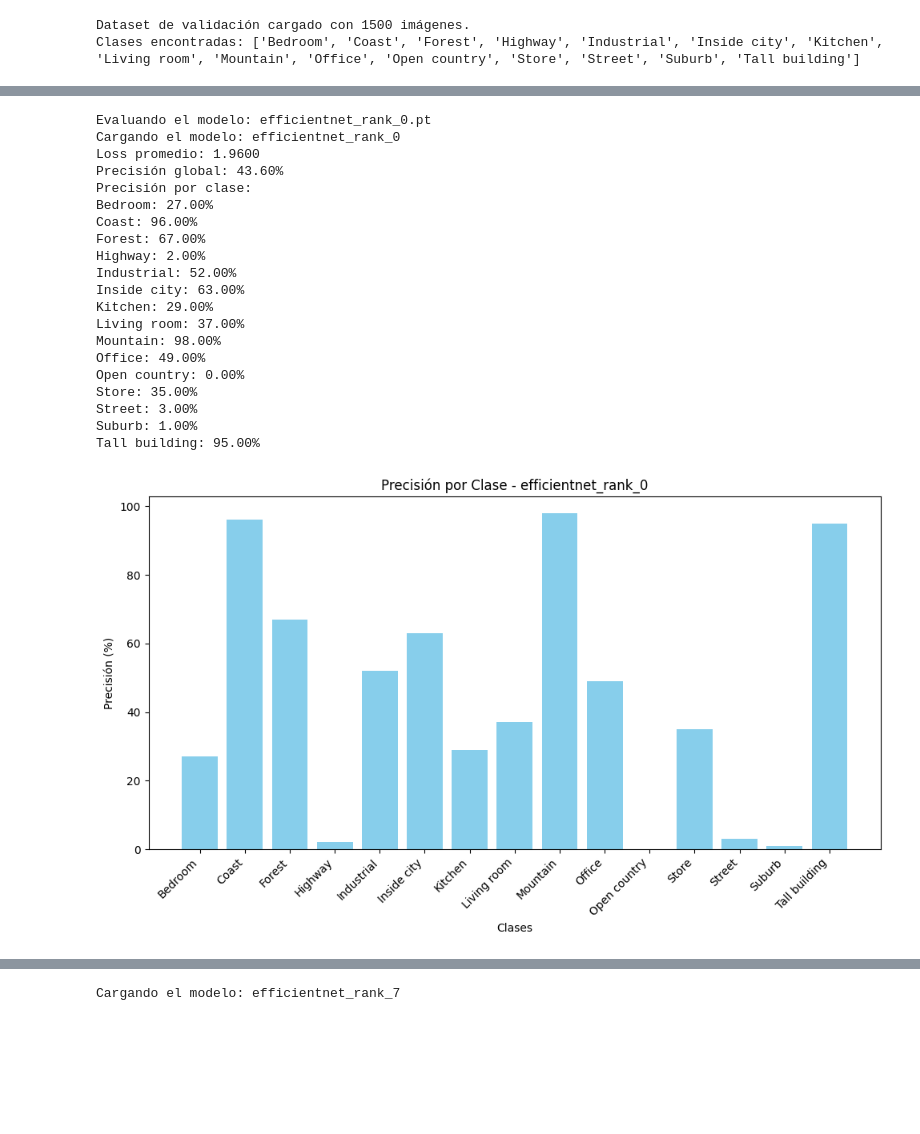
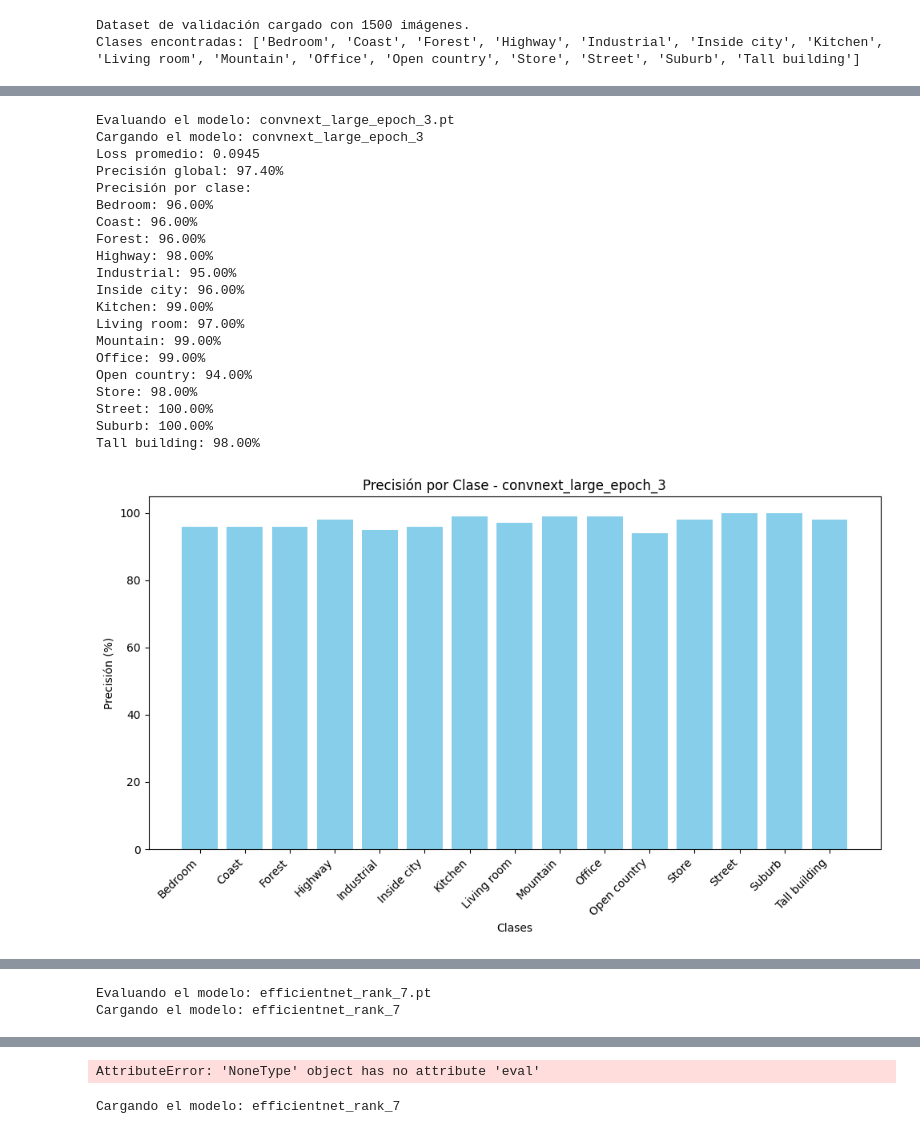
Before and after one commit to angelvt72/idealistAI, a Jupyter notebook: src/data_validation_each_class.ipynb, the cells around one changed output, grey strips where cells are left out. Saved outputs shown, nothing was run; the diff lists cells and outputs as text; code cells hidden in the pictures; blank space fills up the shorter version.

Commit message:
Modelos finales bien cargados y subidos al streamlit

```diff
--- a/src/data_validation_each_class.ipynb
+++ b/src/data_validation_each_class.ipynb
@@ -11,8 +11,10 @@ from torchvision import models
 # Definir las transformaciones de preprocesado de las imágenes para validación
 transform_val = transforms.Compose(
     [
-        transforms.Resize((224, 224)),  # Redimensionar las imágenes
-        transforms.ToTensor(),  # Convertir las imágenes en tensores
+    transforms.Resize((224, 224)),
+    transforms.ToTensor(),
+    transforms.Normalize(mean=[0.485, 0.456, 0.406],
+                         std=[0.229, 0.224, 0.225])
     ]
 )
 # %%
@@ -96,7 +98,11 @@ def load_model(model_name, model_path, num_classes):
     if model_name == "efficientnet_rank_0":
         base_model = models.efficientnet_b0(weights="IMAGENET1K_V1")
     elif model_name == "efficientnet_rank_7":
-        base_model = models.efficientnet_b0(weights="IMAGENET1K_V1")
+        base_model = models.efficientnet_b7(weights="DEFAULT")
+    elif model_name == "convnext_large_1_epoch":
+        base_model = models.convnext_large(weights=models.ConvNeXt_Large_Weights.IMAGENET1K_V1)
+    elif model_name == "convnext_large_epoch_3":
+        base_model = models.convnext_large(weights=models.ConvNeXt_Large_Weights.DEFAULT)
     else:
         raise ValueError(f"Modelo no soportado: {model_name}")
 
@@ -105,13 +111,25 @@ def load_model(model_name, model_path, num_classes):
         base_model.classifier[1] = nn.Linear(
             base_model.classifier[1].in_features, num_classes
         )
+    elif model_name == "convnext_large_1_epoch":
+        in_features = base_model.classifier[-1].in_features
+        classifier = torch.nn.Sequential(
+        torch.nn.Linear(in_features, 512),
+        torch.nn.ReLU(),
+        torch.nn.Dropout(0.2),
+        torch.nn.Linear(512, num_classes)
+        )
+        base_model.classifier[-1] = classifier
+
+    elif model_name == "convnext_large_epoch_3":
+        base_model.classifier[2] = nn.Linear(base_model.classifier[2].in_features, num_classes)
     else:
         raise ValueError(f"Modelo no soportado: {model_name}")
 
     # Cargar los pesos entrenados previamente
     try:
         state_dict = torch.load(model_path, map_location=torch.device("cpu"))
-        base_model.load_state_dict(state_dict)
+        base_model.load_state_dict(state_dict, strict=False)
         base_model.eval()
         return base_model
     except Exception as e:
@@ -121,8 +139,8 @@ def load_model(model_name, model_path, num_classes):
 # Cargar todos los modelos de la carpeta 'models' y evaluarlos
 model_dir = "../models_generator/models/"  # Ruta donde se encuentran los modelos
 model_files = [
-    f for f in os.listdir(model_dir) if f.endswith(".pt")
-]  # Archivos con extensión .pt
+    f for f in os.listdir(model_dir) if f.endswith(".pt") or f.endswith(".pth")
+]  # Archivos con extensión .pt o .pth
 
 # Número de clases (debes ajustarlo a tu dataset)
 num_classes = len(class_names)
@@ -191,21 +209,21 @@ Tall building: 93.00%
-Evaluando el modelo: efficientnet_rank_0.pt
-Cargando el modelo: efficientnet_rank_0
-Loss promedio: 1.9600
-Precisión global: 43.60%
+Evaluando el modelo: convnext_large_epoch_3.pt
+Cargando el modelo: convnext_large_epoch_3
+Loss promedio: 0.0945
+Precisión global: 97.40%
 Precisión por clase:
-Bedroom: 27.00%
+Bedroom: 96.00%
 Coast: 96.00%
-Forest: 67.00%
-Highway: 2.00%
-Industrial: 52.00%
-Inside city: 63.00%
-Kitchen: 29.00%
-Living room: 37.00%
-Mountain: 98.00%
-Office: 49.00%
-Open country: 0.00%
-Store: 35.00%
-Street: 3.00%
-Suburb: 1.00%
-Tall building: 95.00%
+Forest: 96.00%
+Highway: 98.00%
+Industrial: 95.00%
+Inside city: 96.00%
+Kitchen: 99.00%
+Living room: 97.00%
+Mountain: 99.00%
+Office: 99.00%
+Open country: 94.00%
+Store: 98.00%
+Street: 100.00%
+Suburb: 100.00%
+Tall building: 98.00%
-[figure, old version]
+[figure, new version]
@@ -211,0 +251,2 @@ Tall building: 95.00%
+Evaluando el modelo: efficientnet_rank_7.pt
+Cargando el modelo: efficientnet_rank_7
@@ -212,3 +271,4 @@ Tall building: 95.00%
+AttributeError: 'NoneType' object has no attribute 'eval'
 # %%
 # Función para mostrar algunas imágenes de ejemplo y sus predicciones
 def show_predictions(model, dataloader, num_images=5):
```
Also changed, not shown: parts of 1 cell of this notebook, 2 other files.
